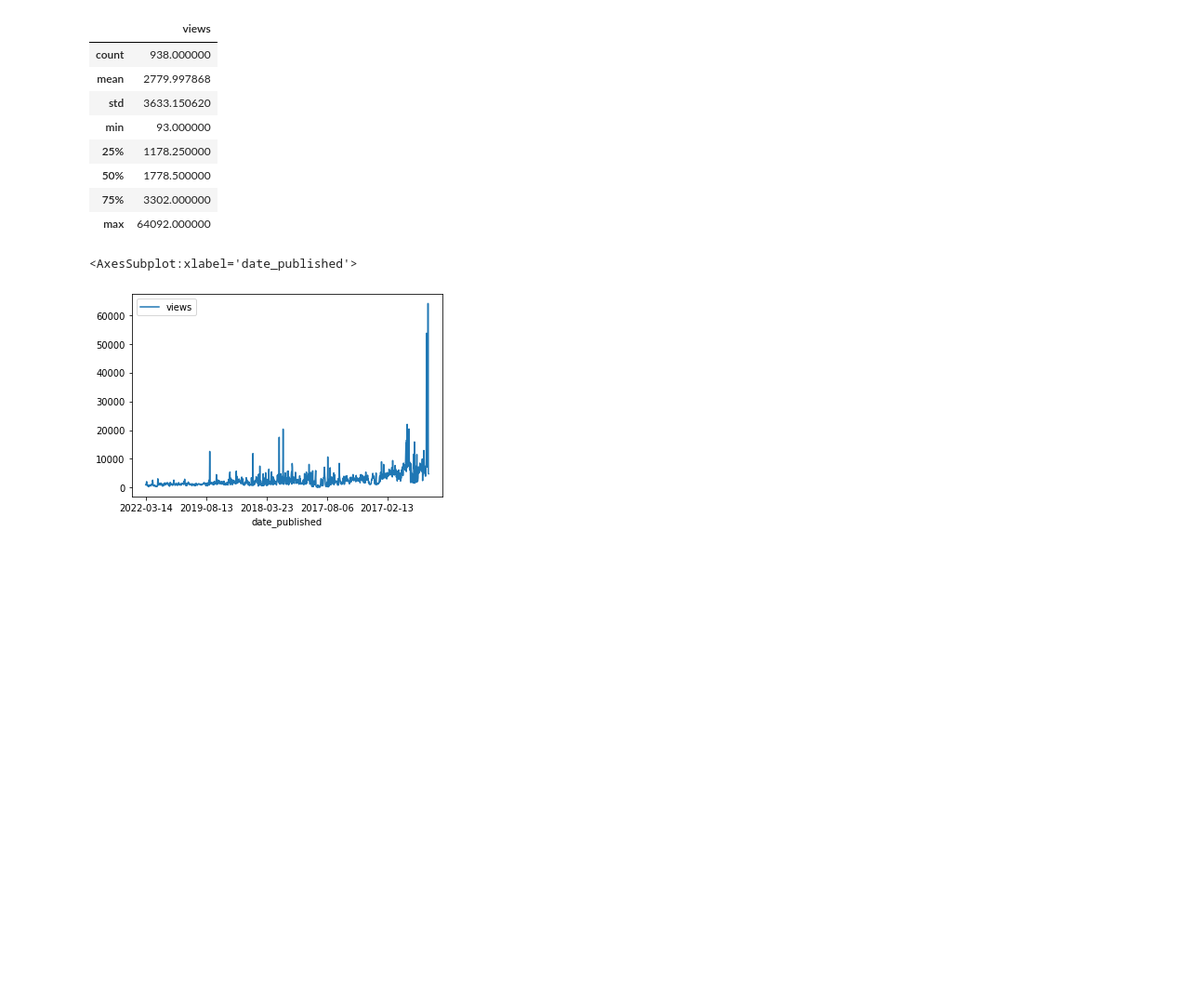
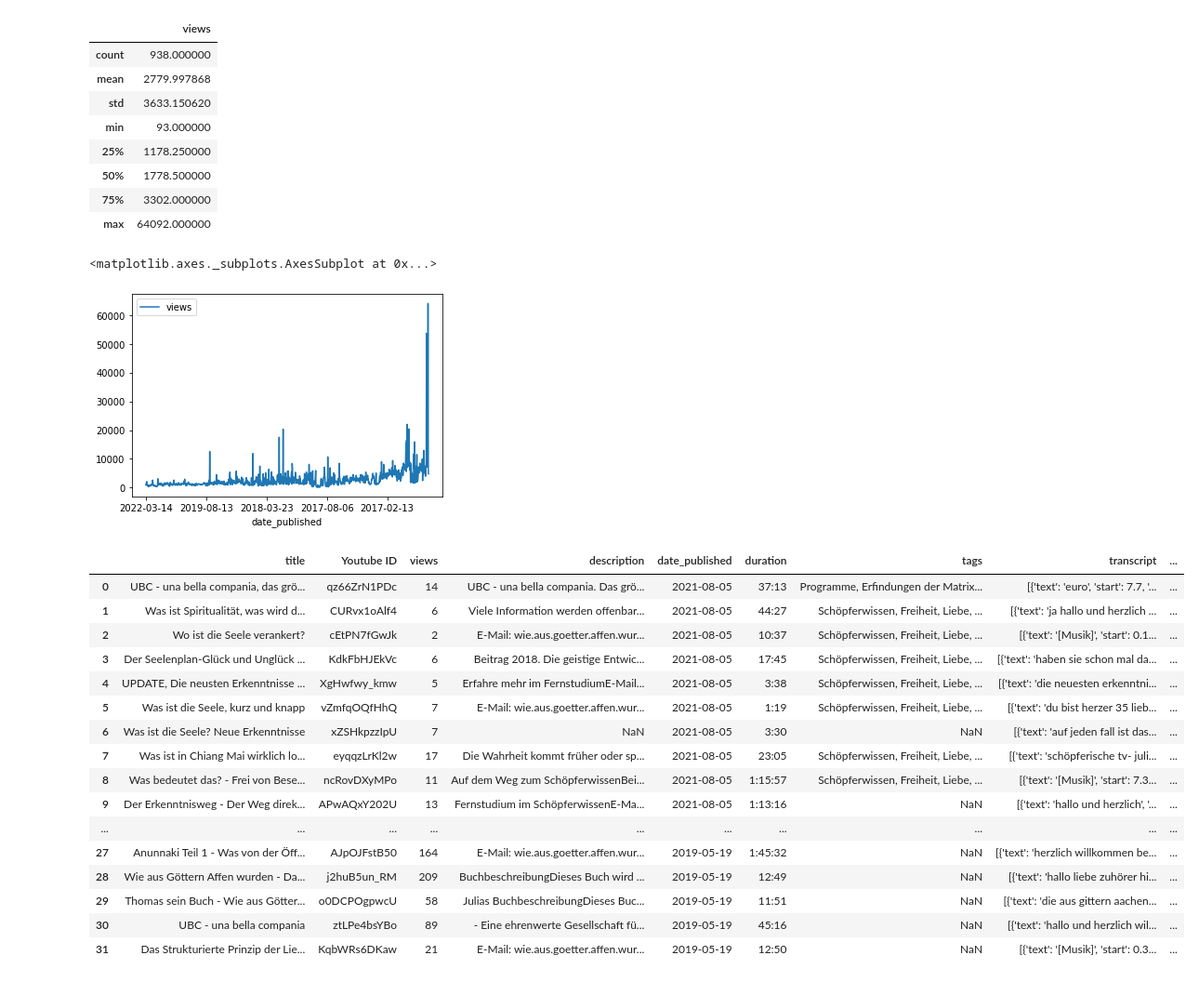
Before and after one commit to hottib/schoepferwissen, a Jupyter notebook: Demo_DataFrames.ipynb, the cells around one changed output. Shown at 93% size. Drawn from its saved outputs; the diff is of its cells as text; code cells hidden in the pictures; blank space fills up the shorter version.

```diff
--- a/Demo_DataFrames.ipynb
+++ b/Demo_DataFrames.ipynb
@@ -1,8 +1,9 @@
 # %%
 import pandas as pd
 # %%
-VeitClub = pd.read_csv('Veit-Club')
-Schoepferwissen = pd.read_csv('SchöpferwissenTV.csv')
+VeitClub = pd.read_csv('DATA/Veit-Club')
+Schoepferwissen = pd.read_csv('DATA/SchöpferwissenTV.csv')
+WegFreiheit = pd.read_csv('Der Weg in deine Freiheit.csv')
 # %%
 Schoepferwissen
 # %% [output]
@@ -100,5 +92,28 @@ Schoepferwissen.describe()
 # %%
 Schoepferwissen.plot(x="date_published", y='views')
 # %% [output]
-<AxesSubplot:xlabel='date_published'>
+<matplotlib.axes._subplots.AxesSubplot at 0x...>
 [figure]
+# %%
+display(WegFreiheit)
+tags = ['au']
+filt = Schoepferwissen['tags'].str.contains('Transhumanismus', na= False)
+Schoepf_filt = Schoepferwissen.loc[filt]
+# %% [output]
+|  | title | Youtube ID | views | description | date_published | duration | tags | transcript | ... |
+| 0 | UBC - una bella compania, das grö... | qz66ZrN1PDc | 14 | UBC - una bella compania. Das grö... | 2021-08-05 | 37:13 | Programme, Erfindungen der Matrix... | [{'text': 'euro', 'start': 7.7, '... | ... |
+| 1 | Was ist Spiritualität, was wird d... | CURvx1oAlf4 | 6 | Viele Information werden offenbar... | 2021-08-05 | 44:27 | Schöpferwissen, Freiheit, Liebe, ... | [{'text': 'ja hallo und herzlich ... | ... |
+| 2 | Wo ist die Seele verankert? | cEtPN7fGwJk | 2 | E-Mail: wie.aus.goetter.affen.wur... | 2021-08-05 | 10:37 | Schöpferwissen, Freiheit, Liebe, ... | [{'text': '[Musik]', 'start': 0.1... | ... |
+| 3 | Der Seelenplan-Glück und Unglück ... | KdkFbHJEkVc | 6 | Beitrag 2018. Die geistige Entwic... | 2021-08-05 | 17:45 | Schöpferwissen, Freiheit, Liebe, ... | [{'text': 'haben sie schon mal da... | ... |
+| 4 | UPDATE, Die neusten Erkenntnisse ... | XgHwfwy_kmw | 5 | Erfahre mehr im FernstudiumE-Mail... | 2021-08-05 | 3:38 | Schöpferwissen, Freiheit, Liebe, ... | [{'text': 'die neuesten erkenntni... | ... |
+| 5 | Was ist die Seele, kurz und knapp | vZmfqOQfHhQ | 7 | E-Mail: wie.aus.goetter.affen.wur... | 2021-08-05 | 1:19 | Schöpferwissen, Freiheit, Liebe, ... | [{'text': 'du bist herzer 35 lieb... | ... |
+| 6 | Was ist die Seele? Neue Erkenntnisse | xZSHkpzzIpU | 7 | NaN | 2021-08-05 | 3:30 | NaN | [{'text': 'auf jeden fall ist das... | ... |
+| 7 | Was ist in Chiang Mai wirklich lo... | eyqqzLrKl2w | 17 | Die Wahrheit kommt früher oder sp... | 2021-08-05 | 23:05 | Schöpferwissen, Freiheit, Liebe, ... | [{'text': 'schöpferische tv- juli... | ... |
+| 8 | Was bedeutet das? - Frei von Bese... | ncRovDXyMPo | 11 | Auf dem Weg zum SchöpferwissenBei... | 2021-08-05 | 1:15:57 | Schöpferwissen, Freiheit, Liebe, ... | [{'text': '[Musik]', 'start': 7.3... | ... |
+| 9 | Der Erkenntnisweg - Der Weg direk... | APwAQxY202U | 13 | Fernstudium im SchöpferwissenE-Ma... | 2021-08-05 | 1:13:16 | NaN | [{'text': 'hallo und herzlich', '... | ... |
+| ... | ... | ... | ... | ... | ... | ... | ... | ... | ... |
+| 27 | Anunnaki Teil 1 - Was von der Öff... | AJpOJFstB50 | 164 | E-Mail: wie.aus.goetter.affen.wur... | 2019-05-19 | 1:45:32 | NaN | [{'text': 'herzlich willkommen be... | ... |
+| 28 | Wie aus Göttern Affen wurden - Da... | j2huB5un_RM | 209 | BuchbeschreibungDieses Buch wird ... | 2019-05-19 | 12:49 | NaN | [{'text': 'hallo liebe zuhörer hi... | ... |
+| 29 | Thomas sein Buch - Wie aus Götter... | o0DCPOgpwcU | 58 | Julias BuchbeschreibungDieses Buc... | 2019-05-19 | 11:51 | NaN | [{'text': 'die aus gittern aachen... | ... |
+| 30 | UBC - una bella compania | ztLPe4bsYBo | 89 | - Eine ehrenwerte Gesellschaft fü... | 2019-05-19 | 45:16 | NaN | [{'text': 'hallo und herzlich wil... | ... |
+| 31 | Das Strukturierte Prinzip der Lie... | KqbWRs6DKaw | 21 | E-Mail: wie.aus.goetter.affen.wur... | 2019-05-19 | 12:50 | NaN | [{'text': '[Musik]', 'start': 0.3... | ... |
```
Also changed, not shown: parts of 5 cells of this notebook, 14 other files.
